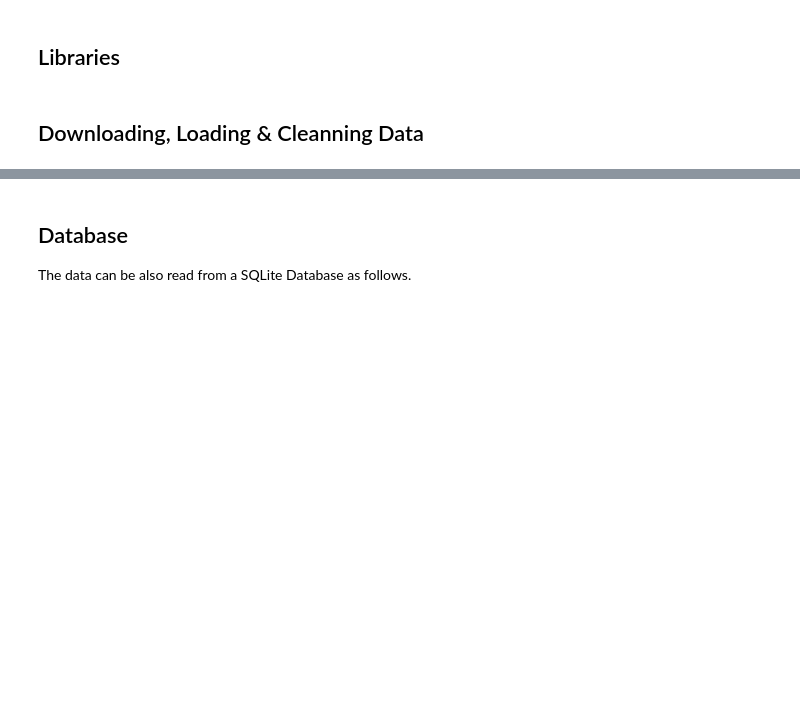
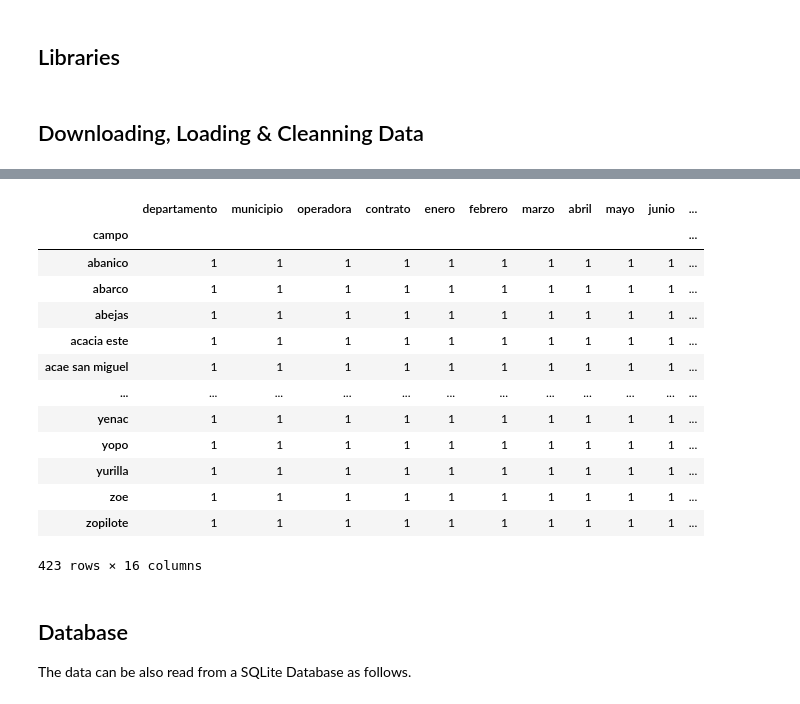
Before and after one commit to Hackaton-O-G-CAN/Hackaton_2020, a Jupyter notebook: hackaton_answers.ipynb, the cells around one changed output, grey strips where cells are left out. Saved outputs shown, nothing was run; the diff lists cells and outputs as text; code cells hidden in the pictures; blank space fills up the shorter version.

```diff
--- a/hackaton_answers.ipynb
+++ b/hackaton_answers.ipynb
@@ -97,3 +140,20 @@ TypeError: 'NoneType' object is not iterable
+# %%
+df_dict['2018'].groupby('campo').count()
+# %% [output]
+|  | departamento | municipio | operadora | contrato | enero | febrero | marzo | abril | mayo | junio | ... |
+| campo |  |  |  |  |  |  |  |  |  |  | ... |
+| abanico | 1 | 1 | 1 | 1 | 1 | 1 | 1 | 1 | 1 | 1 | ... |
+| abarco | 1 | 1 | 1 | 1 | 1 | 1 | 1 | 1 | 1 | 1 | ... |
+| abejas | 1 | 1 | 1 | 1 | 1 | 1 | 1 | 1 | 1 | 1 | ... |
+| acacia este | 1 | 1 | 1 | 1 | 1 | 1 | 1 | 1 | 1 | 1 | ... |
+| acae san miguel | 1 | 1 | 1 | 1 | 1 | 1 | 1 | 1 | 1 | 1 | ... |
+| ... | ... | ... | ... | ... | ... | ... | ... | ... | ... | ... | ... |
+| yenac | 1 | 1 | 1 | 1 | 1 | 1 | 1 | 1 | 1 | 1 | ... |
+| yopo | 1 | 1 | 1 | 1 | 1 | 1 | 1 | 1 | 1 | 1 | ... |
+| yurilla | 1 | 1 | 1 | 1 | 1 | 1 | 1 | 1 | 1 | 1 | ... |
+| zoe | 1 | 1 | 1 | 1 | 1 | 1 | 1 | 1 | 1 | 1 | ... |
+| zopilote | 1 | 1 | 1 | 1 | 1 | 1 | 1 | 1 | 1 | 1 | ... |
+423 rows × 16 columns
 # %% [markdown]
 ## Database
 The data can be also read from a SQLite Database as follows.
```
Also changed, not shown: parts of 4 cells of this notebook, 1 other file.
